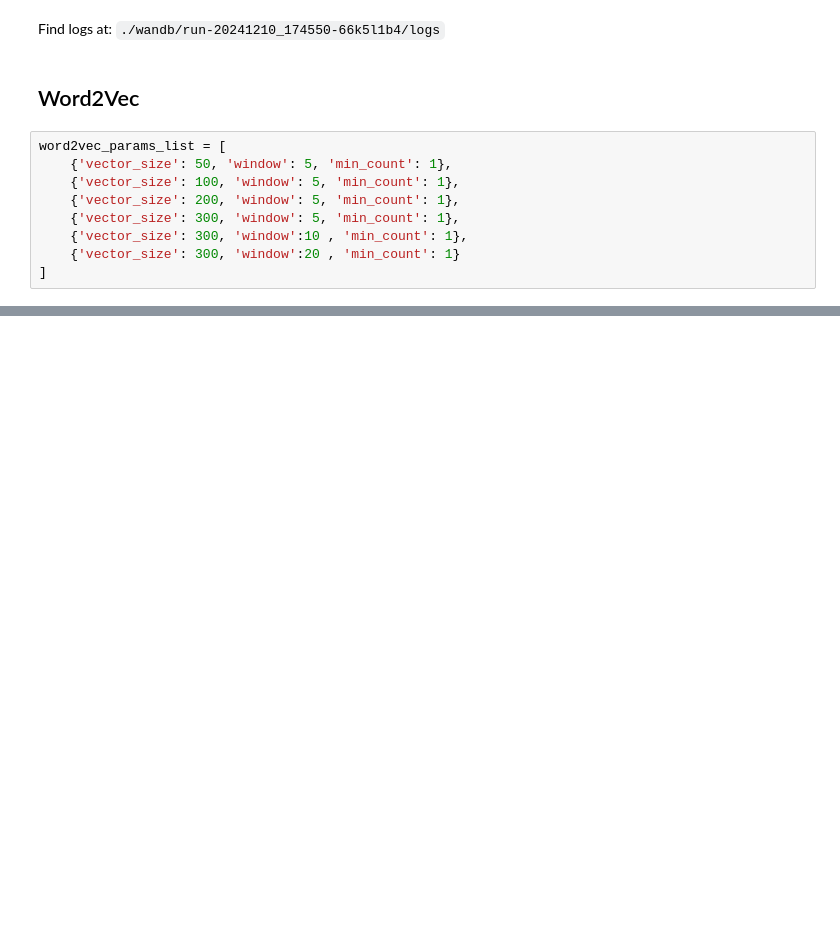
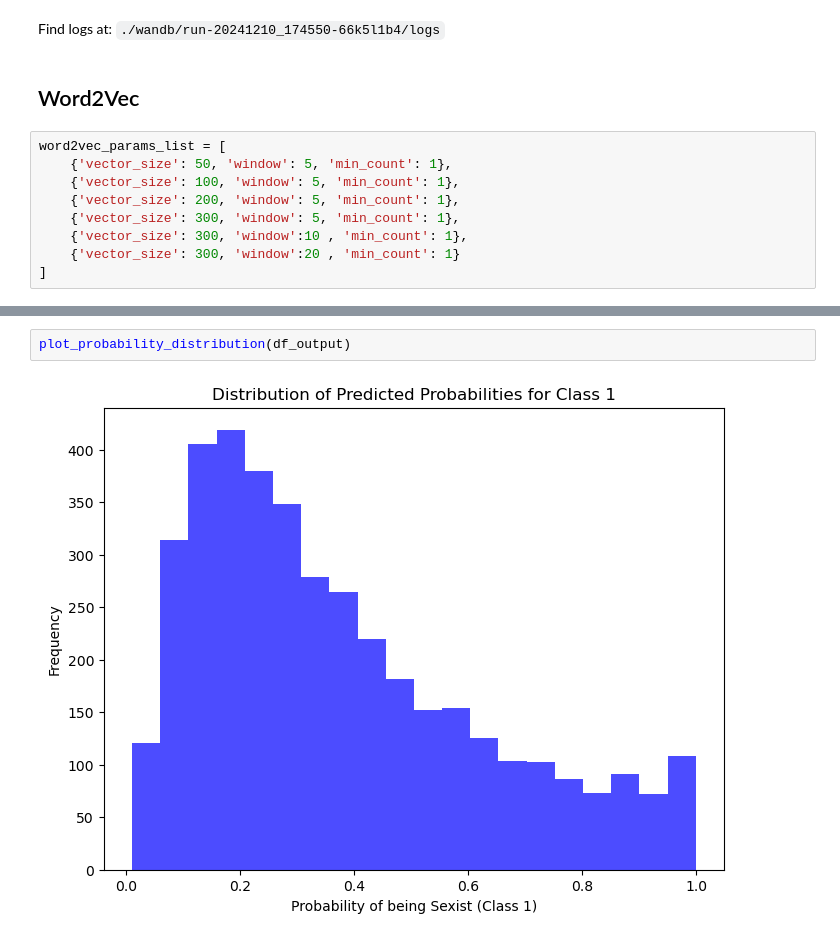
Before and after one commit to SvenGerloff/online_sexism_detection, a Jupyter notebook: milestone_2/LogisticRegression.ipynb, the cells around one changed output, grey strips where cells are left out. Drawn from its saved outputs; the diff is of its cells as text; blank space fills up the shorter version.

```diff
--- a/milestone_2/LogisticRegression.ipynb
+++ b/milestone_2/LogisticRegression.ipynb
@@ -278,0 +336,4 @@ weighted avg       0.57      0.76      0.65      4000
+# %%
+plot_probability_distribution(df_output)
+# %% [output]
+[figure, added]
```
Also changed, not shown: parts of 19 cells of this notebook, 4 other files.
